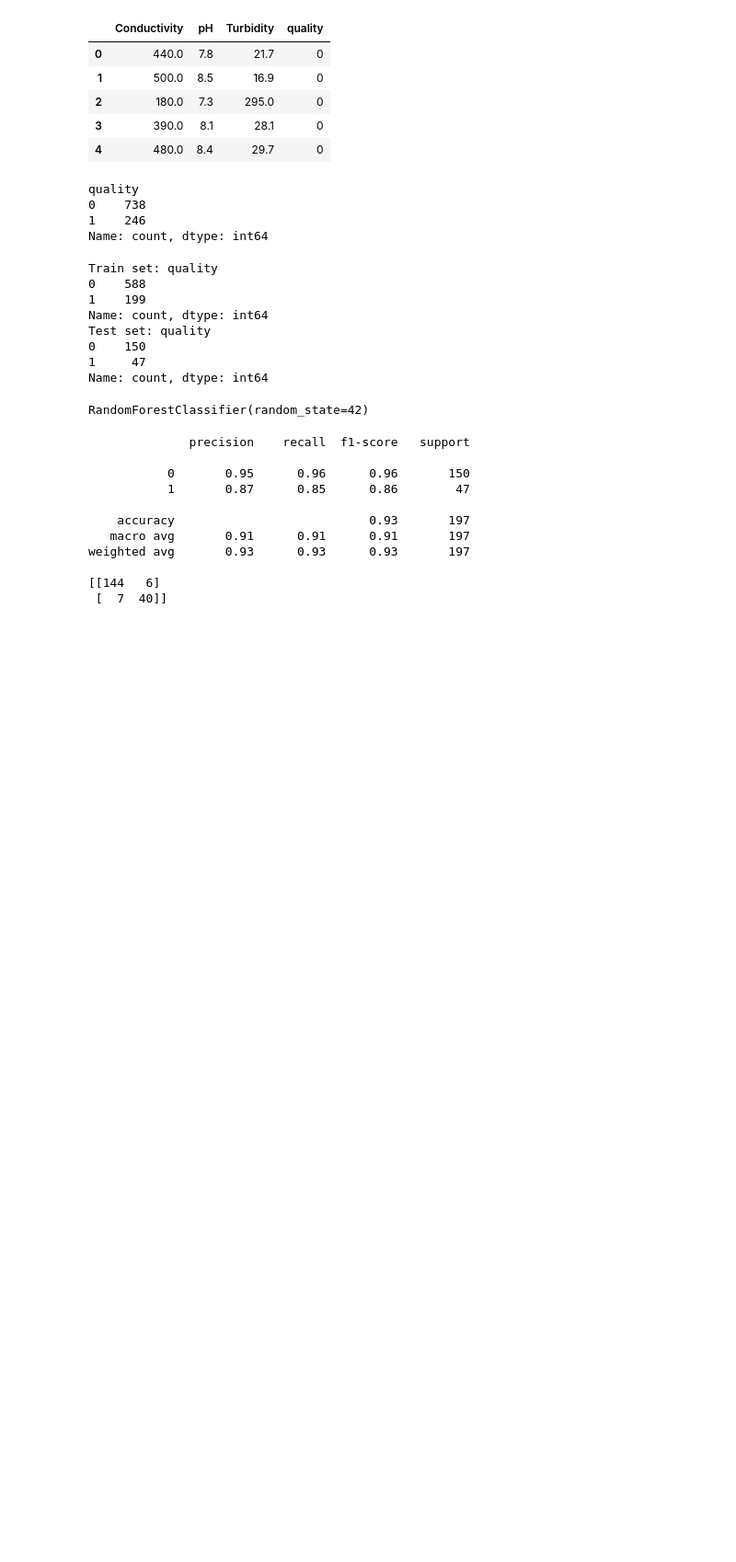
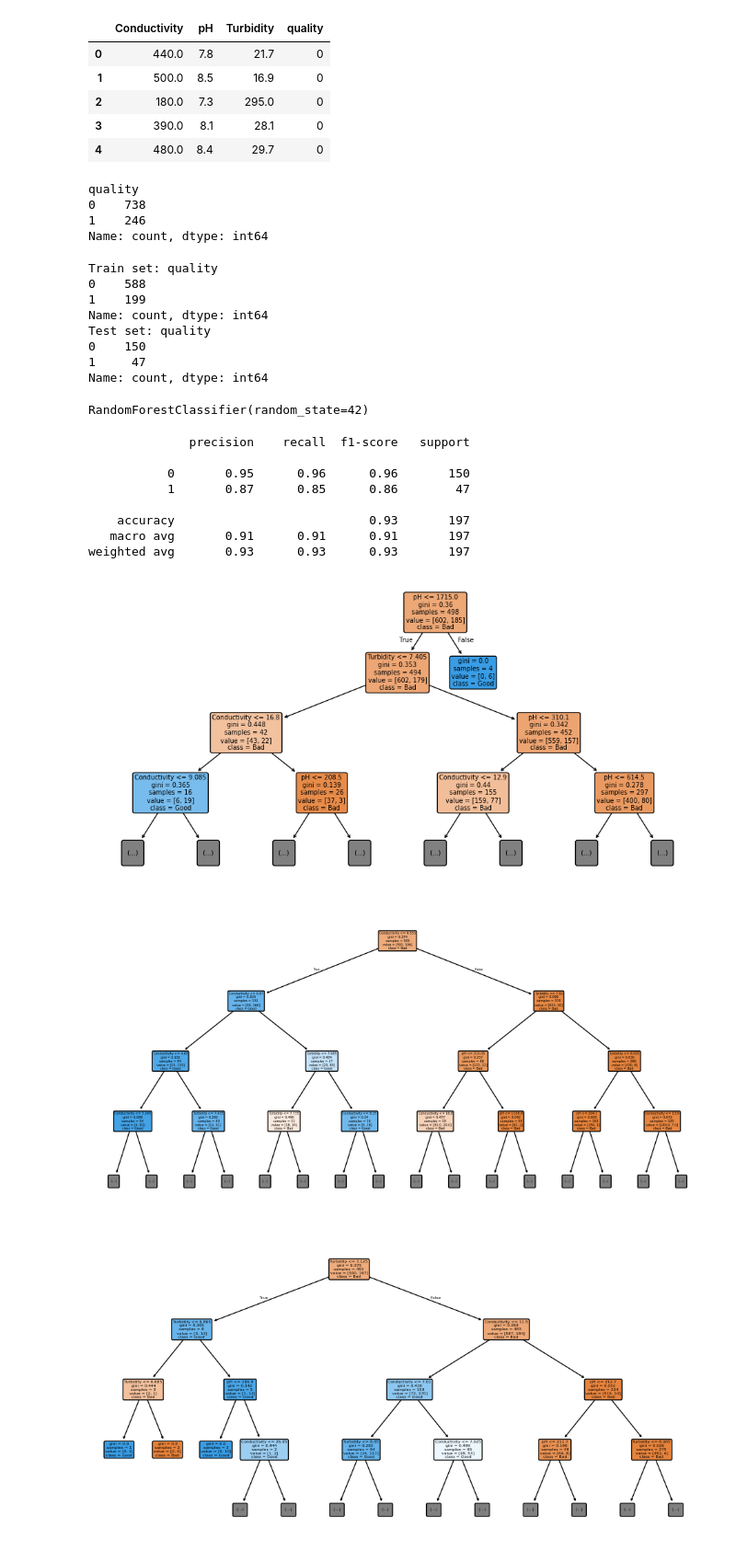
Before and after one commit to teohyc/water_quality_IOT, a Jupyter notebook: random_forest_water_quality.ipynb, the cells around one changed output. Shown at 92% size. Drawn from its saved outputs; the diff is of its cells as text; code cells hidden in the pictures; blank space fills up the shorter version.

```diff
--- a/random_forest_water_quality.ipynb
+++ b/random_forest_water_quality.ipynb
@@ -66,7 +66,6 @@ y_pred = model.predict(X_test)
 
 #evaluate
 print(classification_report(y_test, y_pred))
-print(confusion_matrix(y_test, y_pred))
 # %% [output]
               precision    recall  f1-score   support
 
@@ -76,6 +75,23 @@ print(confusion_matrix(y_test, y_pred))
     accuracy                           0.93       197
    macro avg       0.91      0.91      0.91       197
 weighted avg       0.93      0.93      0.93       197
-
-[[144   6]
- [  7  40]]
+# %%
+#display 5 trees
+from sklearn.tree import plot_tree
+import matplotlib.pyplot as plt
+
+for i in range(5):
+
+    plt.figure(figsize=(12, 6))
+    plot_tree(model.estimators_[i],
+              feature_names=['pH', 'Turbidity', 'Conductivity'],
+              class_names=['Bad', 'Good'],
+              filled=True,
+              rounded=True,
+              max_depth=3) #limit depth as the tree can be large
+
+    plt.show()
+# %% [output]
+[figure, added]
+[figure, added]
+[figure, added]
```
Also changed, not shown: parts of 4 cells of this notebook.
